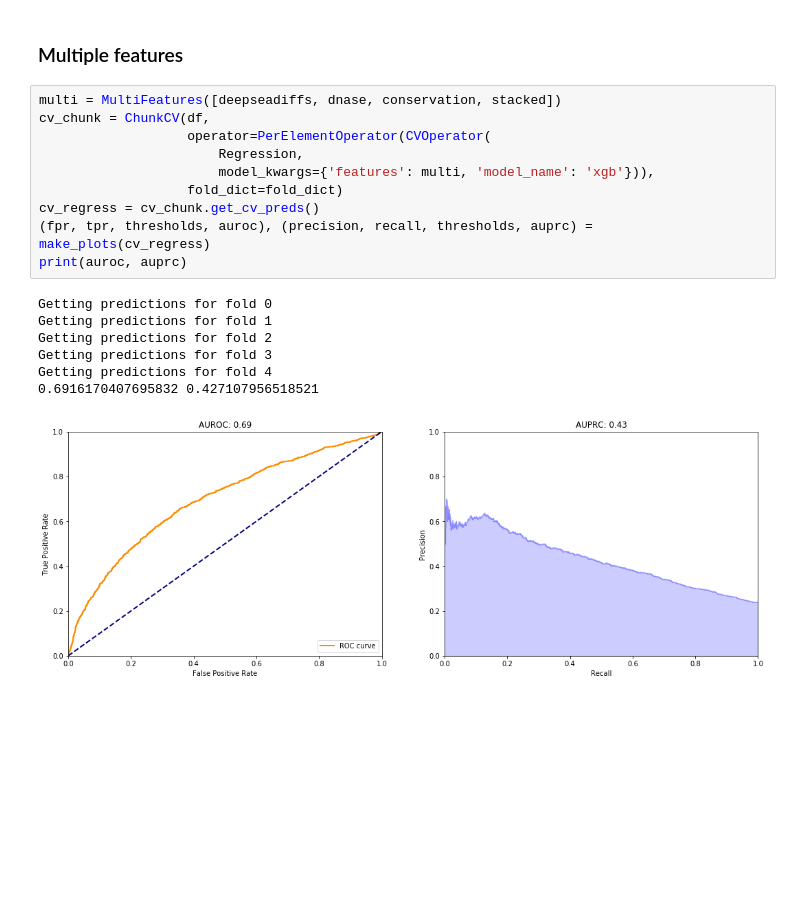
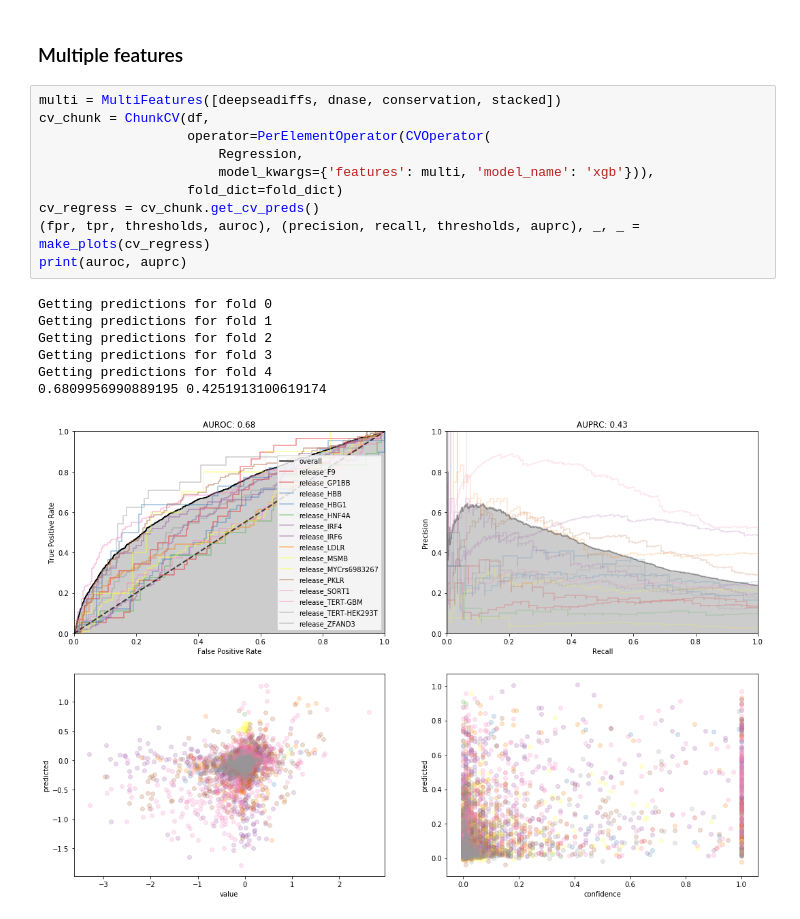
Before and after one commit to alex-hh/cagi5_mpra_prediction, a Jupyter notebook: Cagi5-Best-Model.ipynb, the cells around one changed output. Cells and saved outputs as stored; diff of their text form; blank space fills up the shorter version.

Commit message:
Rerun some of the notebooks with new plots.

```diff
--- a/Cagi5-Best-Model.ipynb
+++ b/Cagi5-Best-Model.ipynb
@@ -65,18 +65,18 @@ stacked = Stacked('deep-dnase-cons')
 # %%
 multi = MultiFeatures([deepseadiffs, dnase, conservation, stacked])
 cv_chunk = ChunkCV(df,
                    operator=PerElementOperator(CVOperator(
                        Regression,
                        model_kwargs={'features': multi, 'model_name': 'xgb'})),
                    fold_dict=fold_dict)
 cv_regress = cv_chunk.get_cv_preds()
-(fpr, tpr, thresholds, auroc), (precision, recall, thresholds, auprc) = make_plots(cv_regress)
+(fpr, tpr, thresholds, auroc), (precision, recall, thresholds, auprc), _, _ = make_plots(cv_regress)
 print(auroc, auprc)
 # %% [output]
 Getting predictions for fold 0
 Getting predictions for fold 1
 Getting predictions for fold 2
 Getting predictions for fold 3
 Getting predictions for fold 4
-0.6916170407695832 0.427107956518521
+0.6809956990889195 0.4251913100619174
-[figure, old version]
+[figure, new version]
```
Also changed, not shown: parts of 1 cell of this notebook, 3 other files.
